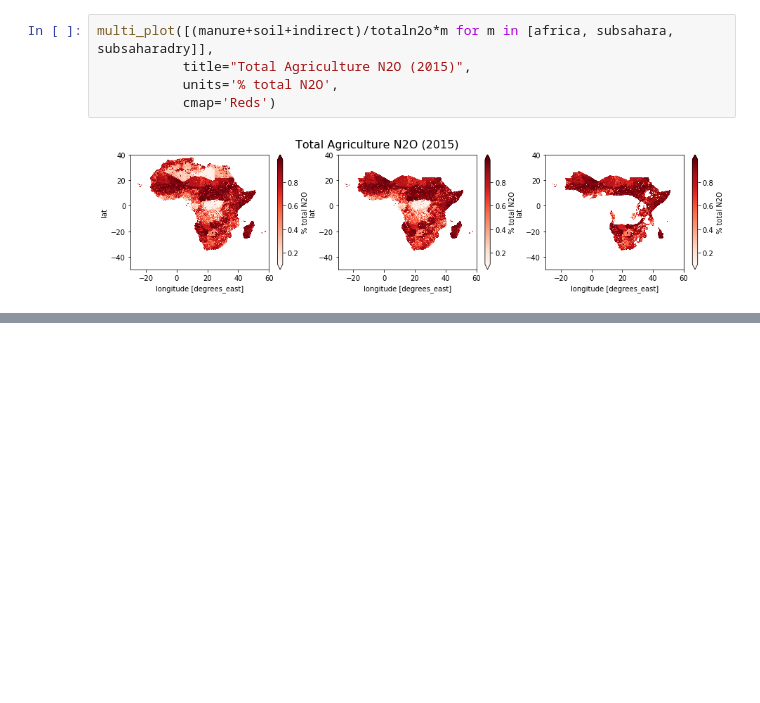
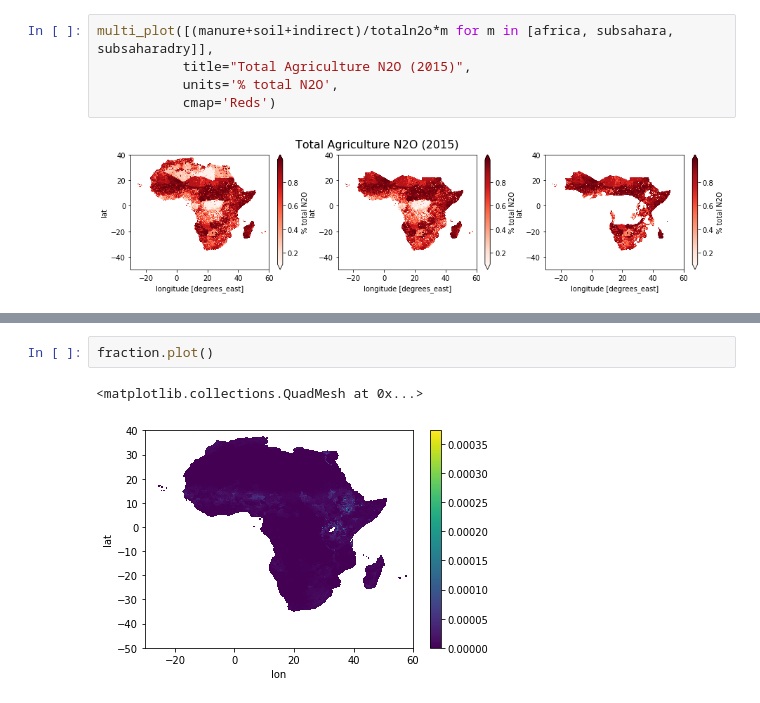
Before and after one commit to cwerner/edgar5-analysis-africa, a Jupyter notebook: analysis.ipynb, the cells around one changed output, grey strips where cells are left out. Drawn from its saved outputs; the diff is of its cells as text; blank space fills up the shorter version.

```diff
--- a/analysis.ipynb
+++ b/analysis.ipynb
@@ -300,0 +333,5 @@ multi_plot([(manure+soil+indirect)/totaln2o*m for m in [africa, subsahara, subsa
+# %%
+fraction.plot()
+# %% [output]
+<matplotlib.collections.QuadMesh at 0x...>
+[figure, added]
```
Also changed, not shown: parts of 7 cells of this notebook.
